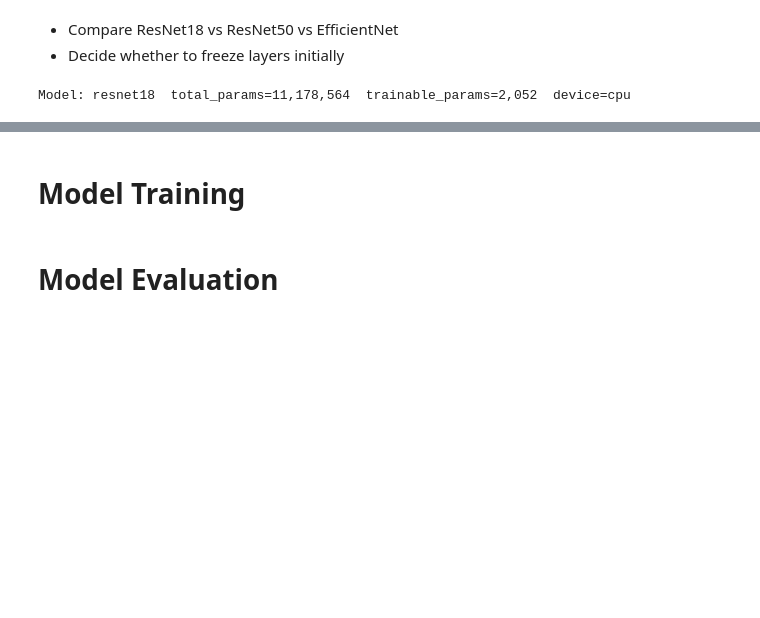
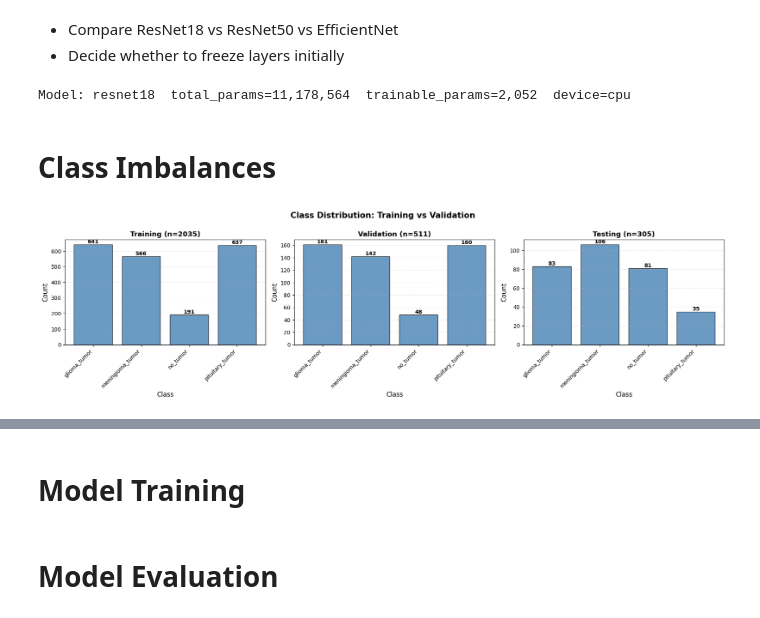
Before and after one commit to zkhechadoorian/mri-brain-tumor-classification, a Jupyter notebook: notebooks/03_train_model.ipynb, the cells around one changed output, grey strips where cells are left out. Drawn from its saved outputs; the diff is of its cells as text; code cells hidden in the pictures; blank space fills up the shorter version.

Commit message:
Add visualization of class imbalances.

```diff
--- a/notebooks/03_train_model.ipynb
+++ b/notebooks/03_train_model.ipynb
@@ -51,12 +51,14 @@ The main difference between `train_transforms` and `val_transforms` is that the
 BASE_DIR = os.path.join('..', 'data', 'processed')
 TRAIN_DIR = os.path.join(BASE_DIR, 'Training')
 VAL_DIR = os.path.join(BASE_DIR, 'Validation')
+TEST_DIR = os.path.join(BASE_DIR, 'Testing')
 IMG_SIZE = 224 # image sizes are 224x224
 BATCH_SIZE = 16
 
 # Verify that the directories exist
 assert os.path.exists(TRAIN_DIR), f"Training directory not found: {TRAIN_DIR}"
 assert os.path.exists(VAL_DIR), f"Validation directory not found: {VAL_DIR}"
+assert os.path.exists(TEST_DIR), f"Testing directory not found: {TEST_DIR}"
 # %%
 train_transforms = transforms.Compose([
     transforms.Resize((IMG_SIZE, IMG_SIZE)),
@@ -72,9 +74,16 @@ val_transforms = transforms.Compose([
     transforms.Normalize([0.485, 0.456, 0.406], [0.229, 0.224, 0.225])
 ])
 
+test_transforms = transforms.Compose([
+    transforms.Resize((IMG_SIZE, IMG_SIZE)),
+    transforms.ToTensor(),
+    transforms.Normalize([0.485, 0.456, 0.406], [0.229, 0.224, 0.225])
+])
+
 # create datasets
 train_ds = datasets.ImageFolder(TRAIN_DIR, transform=train_transforms)
 val_ds = datasets.ImageFolder(VAL_DIR, transform=val_transforms)
+test_ds = datasets.ImageFolder(TEST_DIR, transform=test_transforms)
 
 # create dataloaders (use pin_memory/prefetch when using CUDA)
 pin_memory = (device.type == 'cuda' or torch.cuda.is_available())
@@ -227,3 +236,66 @@ num_classes = len(train_ds.classes)
 model = get_model("resnet18", num_classes, pretrained=True, freeze_backbone=True, device=device)
 # %% [output]
 Model: resnet18  total_params=11,178,564  trainable_params=2,052  device=cpu
+# %% [markdown]
+# Class Imbalances
+# %%
+# Visualize class distribution across train/val splits
+def plot_class_distribution(datasets_dict, title="Class Distribution"):
+    """
+    Plot bar charts showing class counts across multiple datasets.
+    Args:
+        datasets_dict: dict of {split_name: ImageFolder dataset}
+    """
+    fig, axes = plt.subplots(1, len(datasets_dict), figsize=(6*len(datasets_dict), 5))
+    if len(datasets_dict) == 1:
+        axes = [axes]
+
+    for ax, (split_name, ds) in zip(axes, datasets_dict.items()):
+        labels = np.array(ds.targets)
+        class_counts = np.bincount(labels)
+        class_names = ds.classes
+
+        bars = ax.bar(range(len(class_counts)), class_counts, color='steelblue', edgecolor='black', alpha=0.8)
+        ax.set_xticks(range(len(class_names)))
+        ax.set_xticklabels(class_names, rotation=45, ha='right')
+        ax.set_ylabel('Count', fontsize=12)
+        ax.set_xlabel('Class', fontsize=12)
+        ax.set_title(f'{split_name} (n={len(ds)})', fontsize=13, fontweight='bold')
+        ax.grid(axis='y', alpha=0.3, linestyle='--')
+
+        # annotate bars with counts
+        for i, (bar, count) in enumerate(zip(bars, class_counts)):
+            height = bar.get_height()
+            ax.text(bar.get_x() + bar.get_width()/2., height,
+                    f'{count}',
+                    ha='center', va='bottom', fontsize=10, fontweight='bold')
+
+    plt.suptitle(title, fontsize=15, fontweight='bold', y=1.00)
+    plt.tight_layout()
+    plt.show()
+
+    # print imbalance statistics
+    print("\n" + "="*60)
+    print("CLASS IMBALANCE SUMMARY")
+    print("="*60)
+    for split_name, ds in datasets_dict.items():
+        labels = np.array(ds.targets)
+        class_counts = np.bincount(labels)
+        class_names = ds.classes
+        ratio = class_counts.max() / class_counts.min()
+        print(f"\n{split_name}:")
+        print(f"  Total samples: {len(ds)}")
+        for i, (name, count) in enumerate(zip(class_names, class_counts)):
+            pct = 100 * count / len(ds)
+            print(f"  {name}: {count} ({pct:.1f}%)")
+        print(f"  Imbalance ratio (max/min): {ratio:.2f}x")
+    print("="*60)
+
+# visualize train and validation distributions
+plot_class_distribution({
+    'Training': train_ds,
+    'Validation': val_ds,
+    'Testing': test_ds
+}, title="Class Distribution: Training vs Validation")
+# %% [output]
+[figure, added]
```
Also changed, not shown: parts of 2 cells of this notebook.
